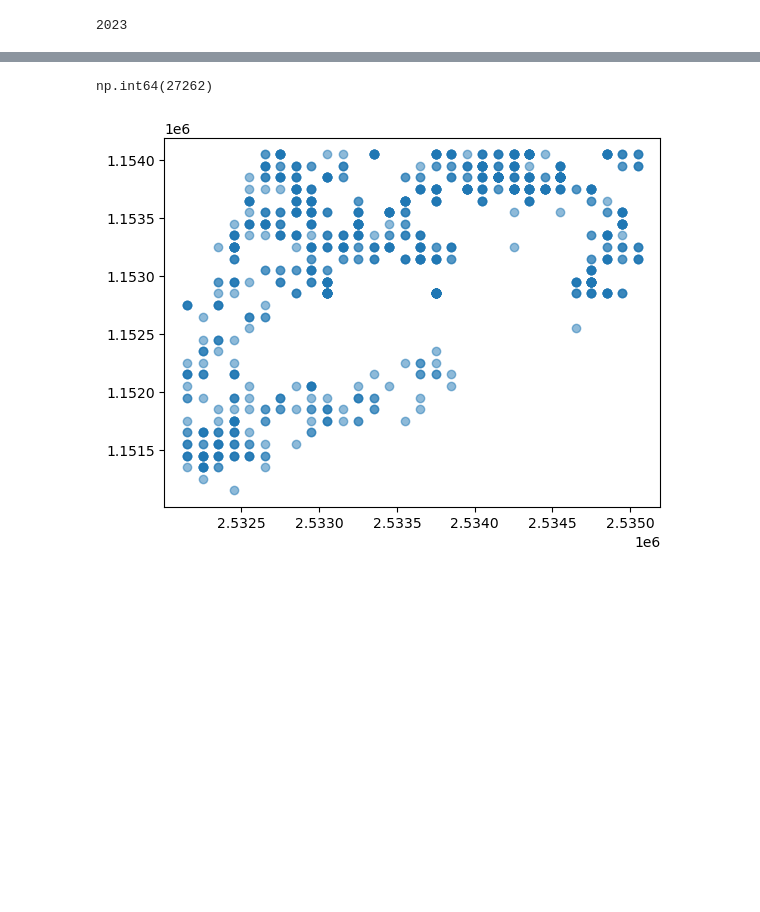
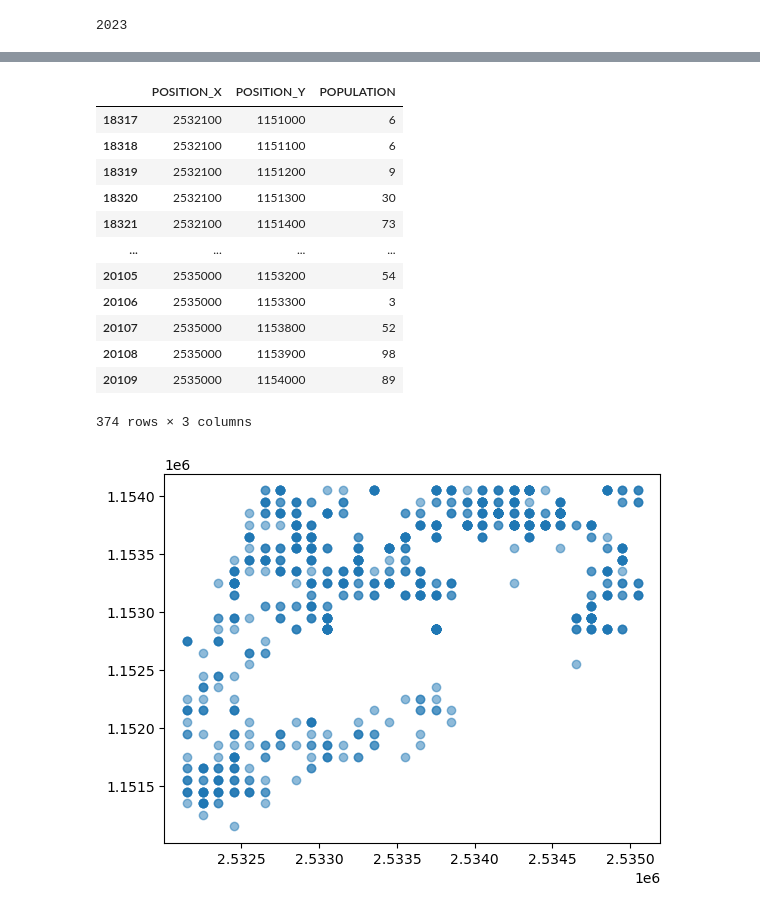
Before and after one commit to merlebleue/DRONES-AND-BUS, a Jupyter notebook: test.ipynb, the cells around one changed output, grey strips where cells are left out. Drawn from its saved outputs; the diff is of its cells as text; code cells hidden in the pictures; blank space fills up the shorter version.

```diff
--- a/test.ipynb
+++ b/test.ipynb
@@ -54,9 +54,21 @@ epfl.plot_interactive()
 [interactive output not drawn]
 # %%
 population = STATPOP(epfl)
-population.total_pop
+population.df
 # %% [output]
+|  | POSITION_X | POSITION_Y | POPULATION |
+| 18317 | 2532100 | 1151000 | 6 |
+| 18318 | 2532100 | 1151100 | 6 |
+| 18319 | 2532100 | 1151200 | 9 |
+| 18320 | 2532100 | 1151300 | 30 |
+| 18321 | 2532100 | 1151400 | 73 |
+| ... | ... | ... | ... |
+| 20105 | 2535000 | 1153200 | 54 |
+| 20106 | 2535000 | 1153300 | 3 |
+| 20107 | 2535000 | 1153800 | 52 |
+| 20108 | 2535000 | 1153900 | 98 |
+| 20109 | 2535000 | 1154000 | 89 |
-np.int64(27262)
+374 rows × 3 columns
 # %%
 pop_demand = population.generate_n(1000, seed = 10)
 plt.scatter(pop_demand[:, 0], pop_demand[:, 1], alpha=0.5)
```
Also changed, not shown: parts of 7 cells of this notebook, 1 other file.
